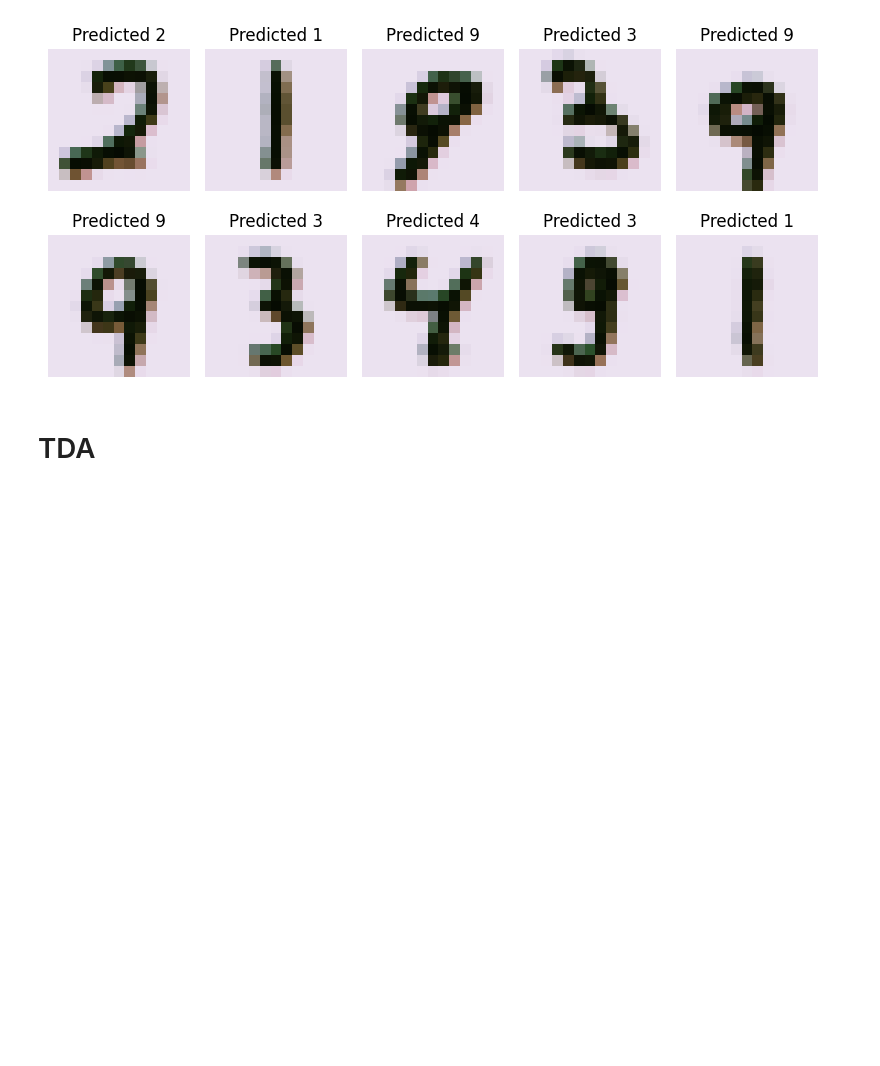
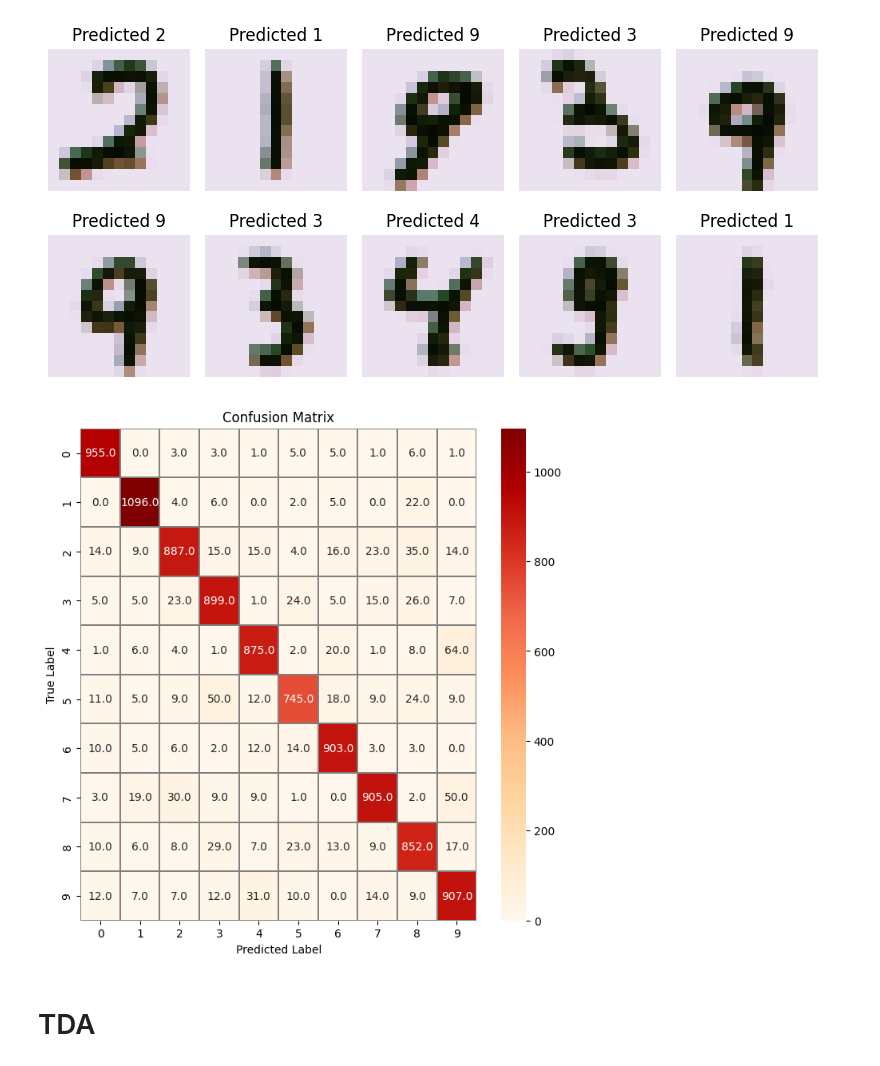
Before and after one commit to pquynhvu/TDA, a Jupyter notebook: mnist_pytorch.ipynb, the cells around one changed output. Cells and saved outputs as stored; diff of their text form; code cells hidden in the pictures; blank space fills up the shorter version.

```diff
--- a/mnist_pytorch.ipynb
+++ b/mnist_pytorch.ipynb
@@ -261,6 +261,16 @@ pred_label = pred_classes[idx]
 plot_images(x_cnn_sampled, pred_label, 2, 5, wspace=100, hspace=10)
 # %% [output]
 [figure]
+# %%
+cm = confusion_matrix(y_test, pred_classes)
+f,ax = plt.subplots(figsize=(8, 8))
+sns.heatmap(cm, annot=True, linewidths=0.01,cmap="OrRd",linecolor="gray", fmt= '.1f',ax=ax)
+plt.xlabel("Predicted Label")
+plt.ylabel("True Label")
+plt.title("Confusion Matrix")
+plt.show()
+# %% [output]
+[figure, added]
 # %% [markdown]
 # TDA
 # %%
```
Also changed, not shown: parts of 5 cells of this notebook.
